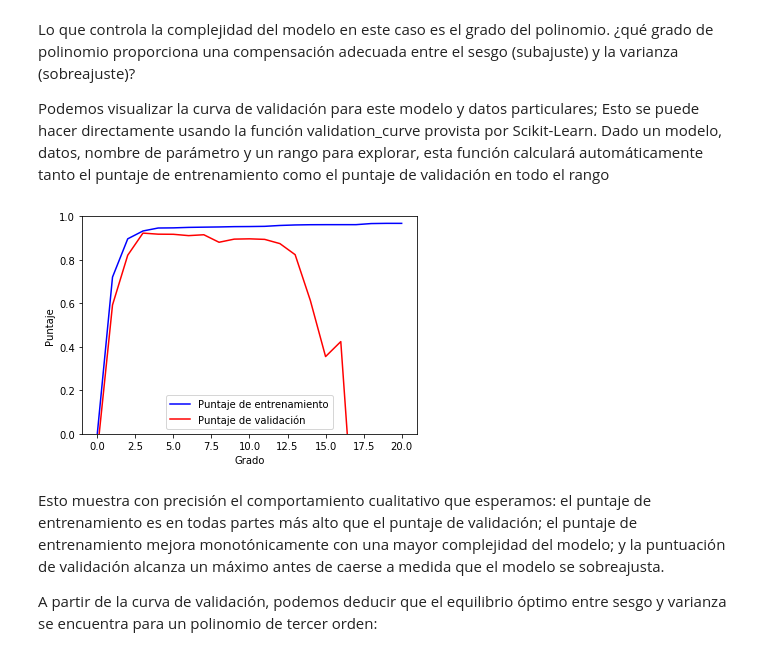
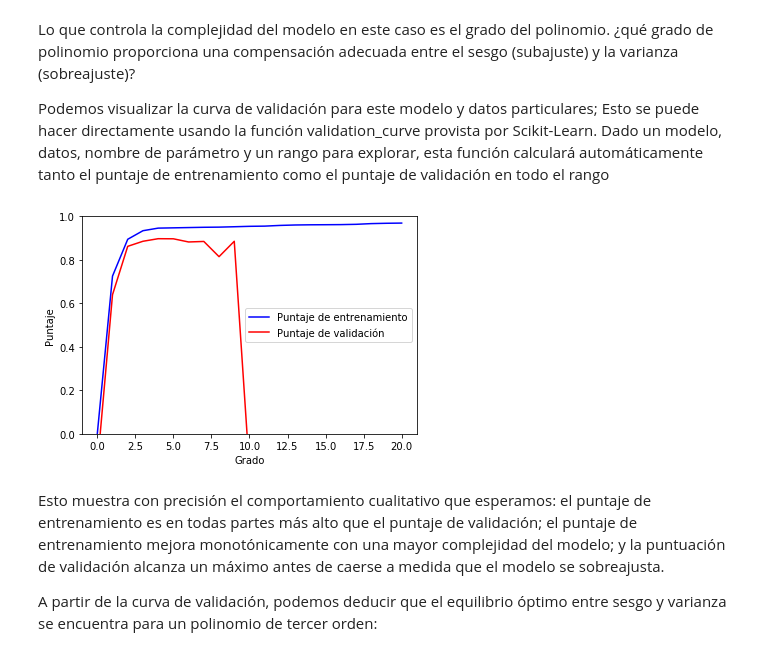
Before and after one commit to jubotero/cursoML, a Jupyter notebook: S06/SummanS06.ipynb, the cells around one changed output. Drawn from its saved outputs; the diff is of its cells as text; code cells hidden in the pictures.

```diff
--- a/S06/SummanS06.ipynb
+++ b/S06/SummanS06.ipynb
@@ -151,17 +151,17 @@ Podemos visualizar la curva de validación para este modelo y datos particulares
 # %%
 from sklearn.model_selection import validation_curve
 degree = np.arange(0, 21)
 train_score, val_score = validation_curve(PolynomialRegression(), X, y,
                                           'polynomialfeatures__degree', degree, cv=7)
 
-plt.plot(degree, np.median(train_score, 1), color='blue', label='Puntaje de entrenamiento')
-plt.plot(degree, np.median(val_score, 1), color='red', label='Puntaje de validación')
+plt.plot(degree, np.mean(train_score, 1), color='blue', label='Puntaje de entrenamiento')
+plt.plot(degree, np.mean(val_score, 1), color='red', label='Puntaje de validación')
 plt.legend(loc='best')
 plt.ylim(0, 1)
 plt.xlabel('Grado')
 plt.ylabel('Puntaje');
 # %% [output]
-[figure, old version]
+[figure, new version]
 # %% [markdown]
 Esto muestra con precisión el comportamiento cualitativo que esperamos: el puntaje de entrenamiento es en todas partes más alto que el puntaje de validación; el puntaje de entrenamiento mejora monotónicamente con una mayor complejidad del modelo; y la puntuación de validación alcanza un máximo antes de caerse a medida que el modelo se sobreajusta.
 
```
Also changed, not shown: parts of 4 cells of this notebook.
